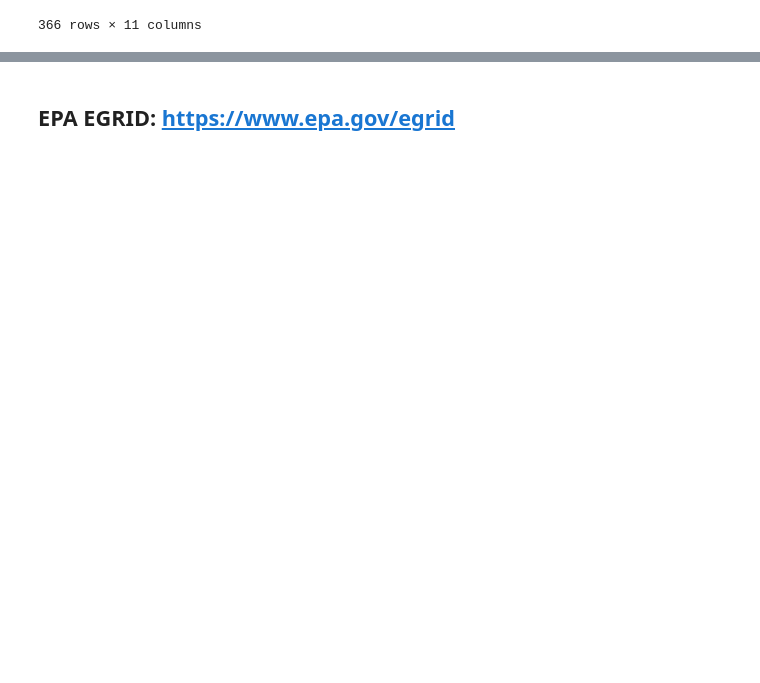
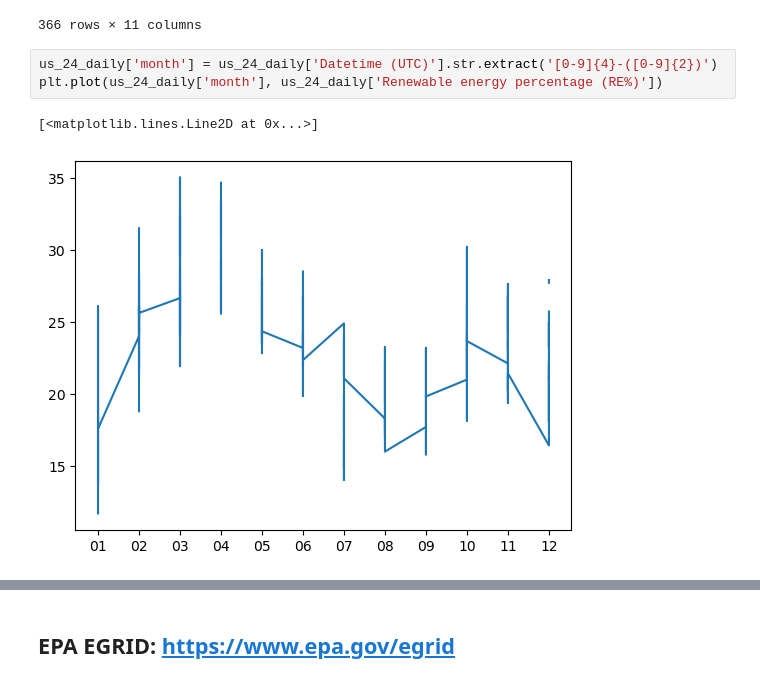
Before and after one commit to reilyfairchild/Data102_Final_Project, a Jupyter notebook: dataset_3_EDA.ipynb, the cells around one changed output, grey strips where cells are left out. Cells and saved outputs as stored; diff of their text form; blank space fills up the shorter version.

```diff
--- a/dataset_3_EDA.ipynb
+++ b/dataset_3_EDA.ipynb
@@ -22,3 +24,9 @@ us_24_daily
 | 364 | 2024-12-30 00:00:00 | USA | USA | US | 299.81 | 358.81 | ... |
 | 365 | 2024-12-31 00:00:00 | USA | USA | US | 299.16 | 357.65 | ... |
 366 rows × 11 columns
+# %%
+us_24_daily['month'] = us_24_daily['Datetime (UTC)'].str.extract('[0-9]{4}-([0-9]{2})')
+plt.plot(us_24_daily['month'], us_24_daily['Renewable energy percentage (RE%)'])
+# %% [output]
+[<matplotlib.lines.Line2D at 0x...>]
+[figure, added]
```
Also changed, not shown: parts of 5 cells of this notebook.
